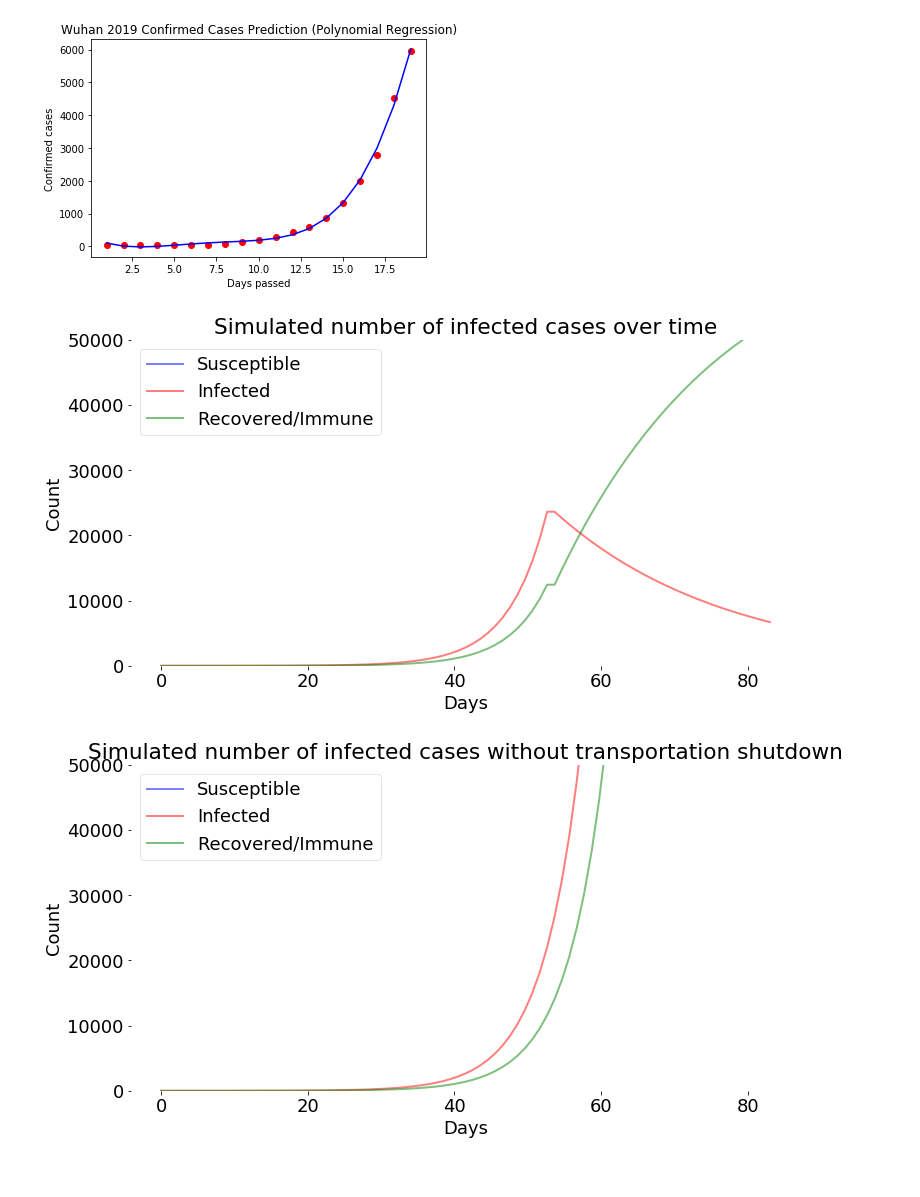
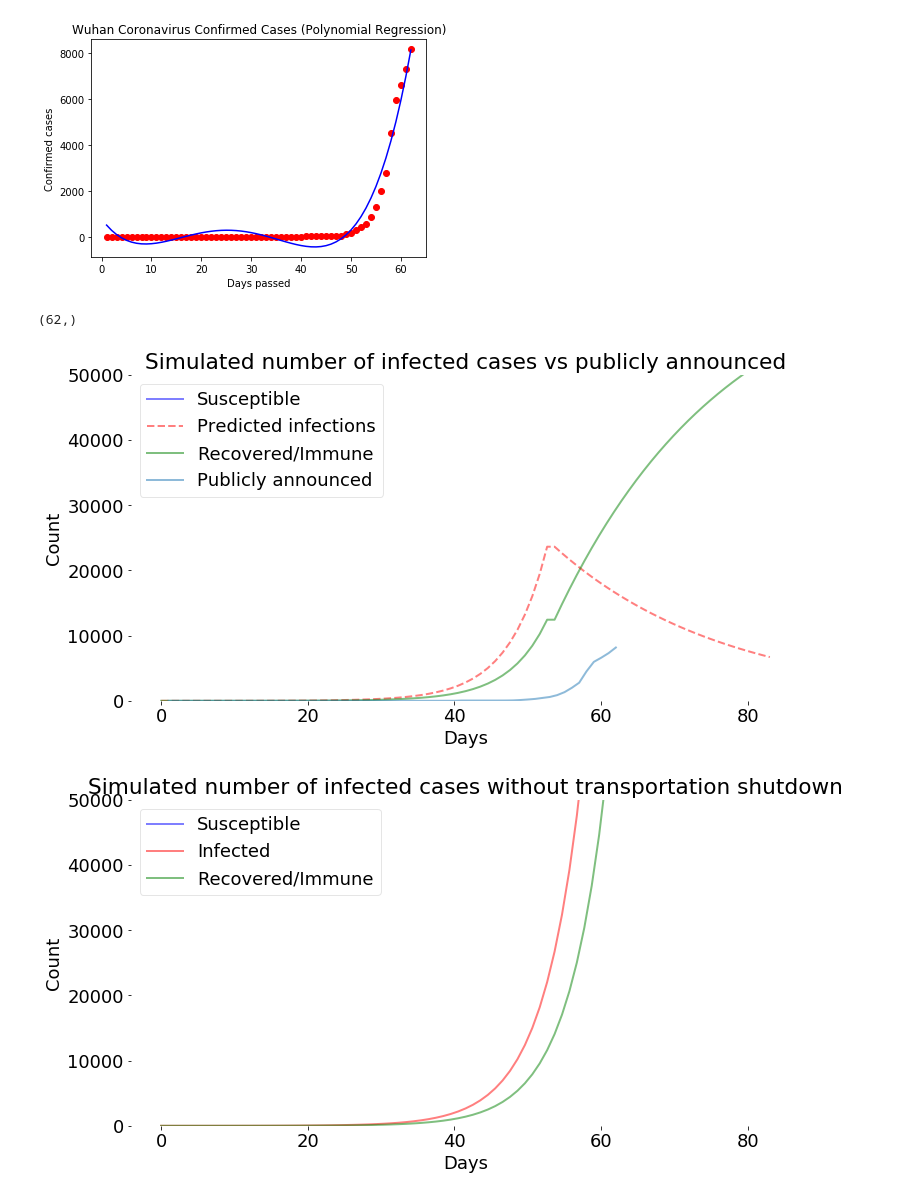
Before and after one commit to kealyn/Wuhan2019, a Jupyter notebook: predict_total.ipynb, the cells around one changed output. Saved outputs shown, nothing was run; the diff lists cells and outputs as text; code cells hidden in the pictures.

Commit message:
Update the graph to reflect publicly announced cases, added reference section

```diff
--- a/predict_total.ipynb
+++ b/predict_total.ipynb
@@ -1,8 +1,9 @@
 # %%
 import pandas as pd
+import matplotlib.pyplot as plt
 
 # read data
-data0=pd.read_csv('data/total_confirmed.csv')
+data0=pd.read_csv('total_confirmed.csv')
 
 # %Y - year including the century
 # %m - month (01 to 12)
@@ -35,7 +37,7 @@ def visualize_polymonial():
 # %%
 visualize_polymonial()
 # %% [output]
-[figure, old version]
+[figure, new version]
 # %%
 # The SIR model in the form of differential equations.
 def sir_differential_form(y, t, N, beta, gamma):
@@ -102,8 +104,12 @@ S = np.concatenate((S_P1, S_P2), axis=0)
 I = np.concatenate((I_P1, I_P2), axis=0)
 R = np.concatenate((R_P1, R_P2), axis=0)
 t = np.linspace(0, unit_per_day*(days_in_P1 + days_in_P2), unit_per_day*(days_in_P1 + days_in_P2))
+# %%
+# get actual announced data
+y.shape
+# %% [output]
+(62,)
 # %%
-import matplotlib.pyplot as plt
 plt.rcParams.update({'font.size': 18})
 import seaborn as sns
 
@@ -112,8 +118,9 @@ def plott(S, I, R, t, title):
     fig = plt.figure(facecolor='w', figsize=(12, 6))
     ax = fig.add_subplot(111, axisbelow=True)
     ax.plot(t, S, 'b', alpha=0.5, lw=2, label='Susceptible')
-    ax.plot(t, I, 'r', alpha=0.5, lw=2, label='Infected')
+    ax.plot(t, I, 'r', alpha=0.5, lw=2, linestyle='--', label='Predicted infections')
     ax.plot(t, R, 'g', alpha=0.5, lw=2, label='Recovered/Immune')
+    ax.plot(X, y, alpha=0.5, lw=2, label='Publicly announced')
     ax.set_xlabel('Days')
     ax.set_ylabel('Count')
 
@@ -128,9 +135,9 @@ def plott(S, I, R, t, title):
     plt.title(title)
     plt.show()
 # %%
-plott(S, I, R, t, 'Simulated number of infected cases over time')
+plott(S, I, R, t, 'Simulated number of infected cases vs publicly announced')
 # %% [output]
-[figure, old version]
+[figure, new version]
 # %%
 # Study without transportation shut
 S_prime, I_prime, R_prime = simulate(1400000000,
```
Also changed, not shown: parts of 1 cell of this notebook, 3 other files.
